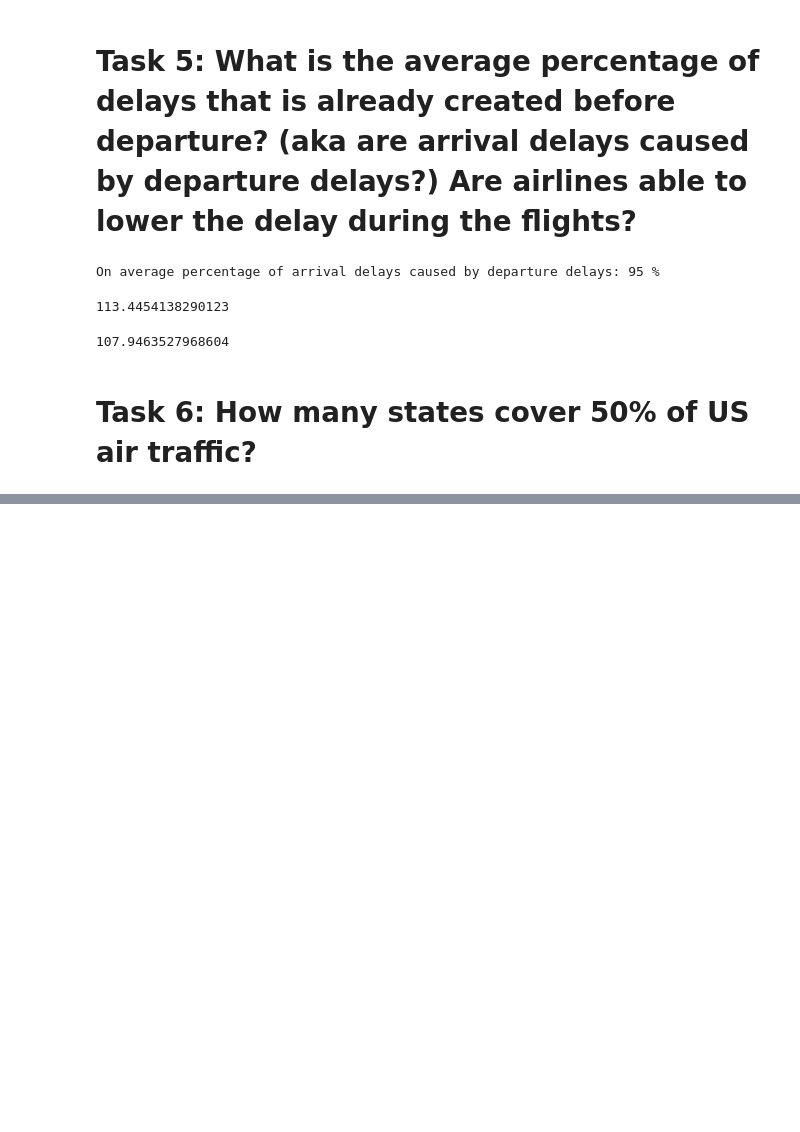
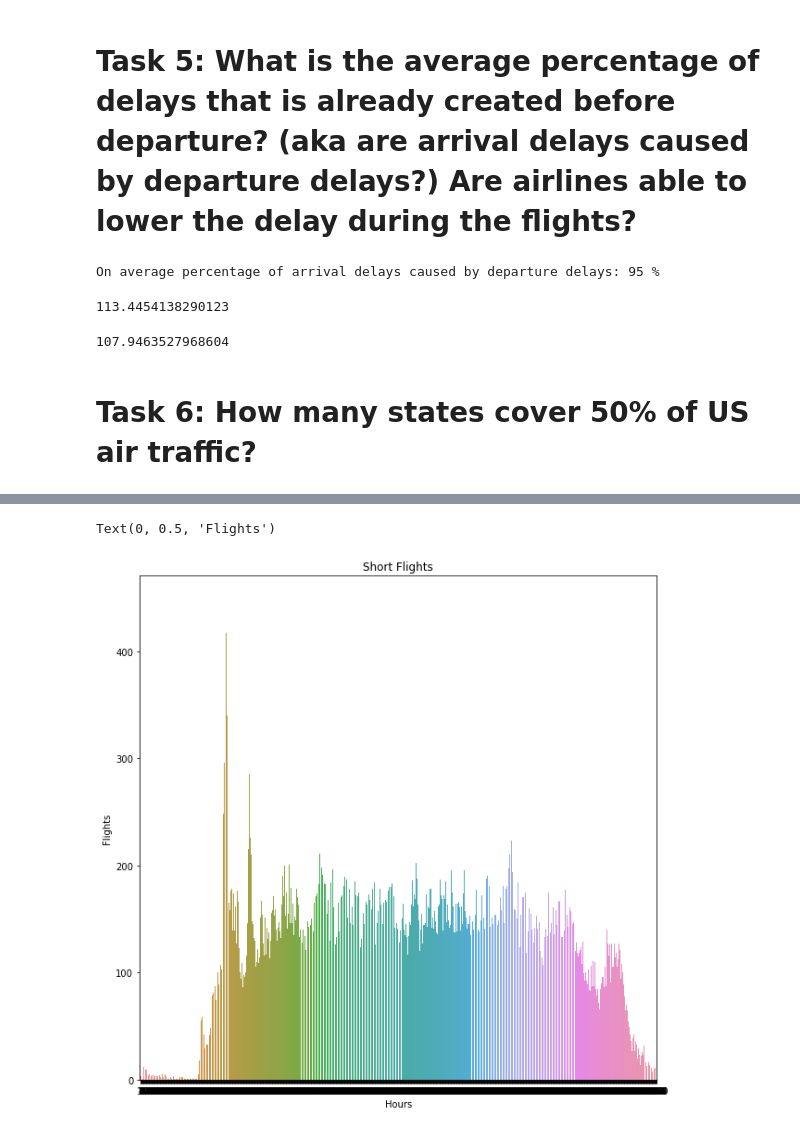
Before and after one commit to ChunkeyMunkey/SL-Flight-Delay, a Jupyter notebook: data_exploration.ipynb, the cells around one changed output, grey strips where cells are left out. Drawn from its saved outputs; the diff is of its cells as text; code cells hidden in the pictures; blank space fills up the shorter version.

```diff
--- a/data_exploration.ipynb
+++ b/data_exploration.ipynb
@@ -130,0 +186,9 @@ array(['Raleigh/Durham, NC', 'Denver, CO', 'Philadelphia, PA',
+# %%
+fig, ax=plt.subplots(figsize=(10, 10))
+sns.barplot(x=short_flights.index, y=short_flights.values)
+ax.set_title('Short Flights')
+ax.set_xlabel('Hours')
+ax.set_ylabel('Flights')
+# %% [output]
+Text(0, 0.5, 'Flights')
+[figure, added]
```
Also changed, not shown: parts of 29 cells of this notebook.
